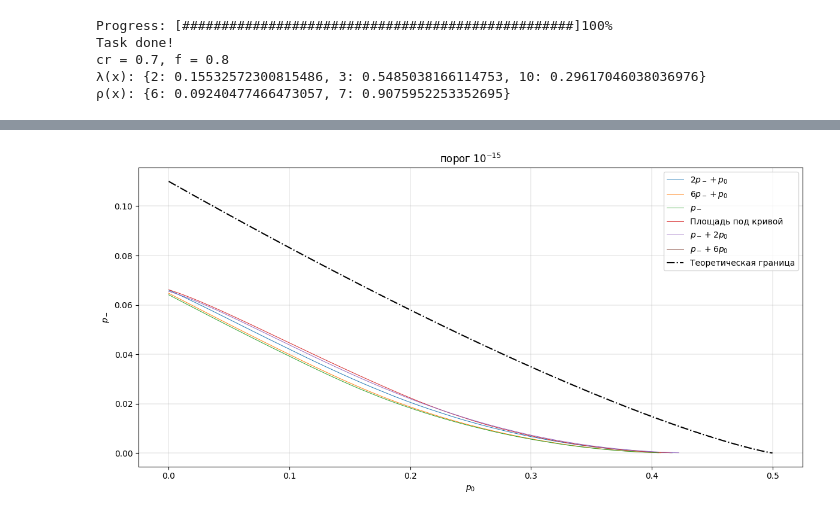
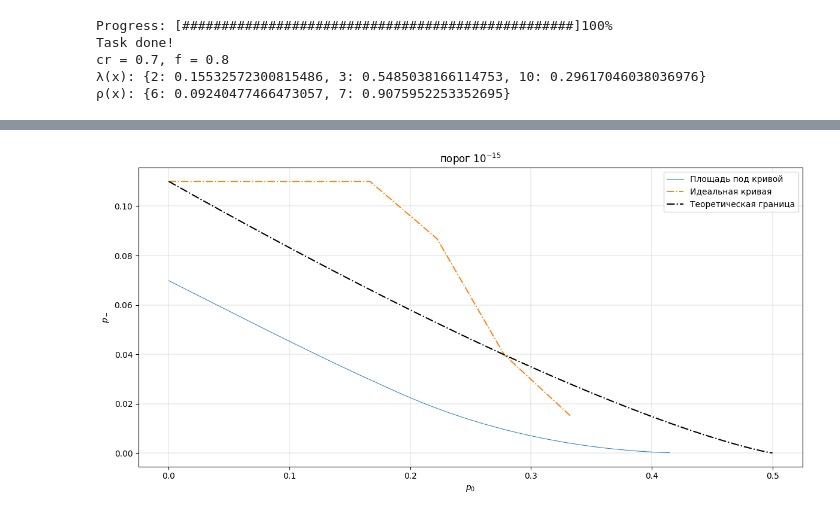
Before and after one commit to FuIluha/ldpc-for-flash-memory, a Jupyter notebook: DE_MinSum_BEC/differential_evolution_lambda.ipynb, the cells around one changed output, grey strips where cells are left out. Drawn from its saved outputs; the diff is of its cells as text; code cells hidden in the pictures.

```diff
--- a/DE_MinSum_BEC/differential_evolution_lambda.ipynb
+++ b/DE_MinSum_BEC/differential_evolution_lambda.ipynb
@@ -139,0 +184,11 @@ def density_evolution_grid_irregular(p0_vals, p_minus_limit, p_minus_max_iters,
+# %%
+dv_max = 30
+r = 0.5
+threshold = 1e-15
+n = 40
+cr = 0.7
+f = 0.8
+max_iters = 100
+decoding_iters = 100
+
+p_minus = differential_evolution_perfect_border_find(dv_max, r, threshold, n, cr, f, max_iters, 10, decoding_iters)
@@ -139,0 +203,4 @@ def density_evolution_grid_irregular(p0_vals, p_minus_limit, p_minus_max_iters,
+# %%
+ind = np.argwhere(p_minus > 0)
+
+plt.plot(np.linspace(0, 0.5, 10)[ind], p_minus[ind])
@@ -392,8 +457,8 @@ cr = 0.7, f = 0.8
 plt.figure(figsize=(12, 6))
 # Сетка значений
 p0_vals = np.concatenate([
-    np.logspace(-20, -3, 1000),
-    np.linspace(1e-3, 0.55, 1000, dtype=np.float64)
+    np.logspace(-20, -3, 200),
+    np.linspace(1e-3, 0.55, 200, dtype=np.float64)
 ])
 p_minus_vals = np.linspace(0, 0.09, 1000, dtype=np.float64)
 
@@ -401,35 +466,35 @@ threshold = 1e-15
 
 not_r = 2
 
-num_iters = 100
+num_iters = 200
 p_minus_find_iters = 10
 
-# 2p_- + p_0
-lmbd = {3: 0.7306253499453899, 4: 0.1238808902366864, 10: 0.14549375981792378}
-rho = {6: 0.07028901897797357, 7: 0.9297109810220264}
-results = density_evolution_grid_irregular(p0_vals, 0.09, p_minus_find_iters, lmbd, rho, num_iters, threshold)
+# # 2p_- + p_0
+# lmbd = {3: 0.5937306707127774, 7: 0.005027948410879745, 8: 0.0022957978212001713, 10: 0.009505644881206615, 13: 0.02786842813993582, 14: 0.00027119594135121926, 15: 0.018999419040073465, 16: 0.0020032367845747995, 18: 0.009219235588393479, 20: 0.00970313745357635, 21: 0.004046919778436789, 22: 0.013701970992235546, 23: 0.11839417632282687, 24: 0.018774347613021807, 25: 0.045273542324755923, 29: 0.02515690565257428, 30: 0.005534503883682054, 31: 0.02652296336642895, 32: 0.006519451306779173, 34: 0.007774892704978392, 35: 0.0049868632071250205, 36: 0.019747322980320458, 37: 0.015719203853937595, 38: 0.009222221238927863}
+# rho = {9: 0.750290008427172, 10: 0.24970999157282803}
+# results = density_evolution_grid_irregular(p0_vals, 0.09, p_minus_find_iters, lmbd, rho, num_iters, threshold)
 
-mask = results > -1
-points = np.array([p0_vals[np.argwhere(mask)].ravel(), results[mask].ravel()])
-plt.plot(points[0, :], points[1, :], label=f'$2p_- + p_0$', linewidth=0.7)
+# mask = results > -1
+# points = np.array([p0_vals[np.argwhere(mask)].ravel(), results[mask].ravel()])
+# plt.plot(points[0, :], points[1, :], label=f'$2p_- + p_0$', linewidth=0.7)
 
-# 6p_- + p_0
-lmbd = {3: 0.6272596571800673, 4: 0.36522750532869647, 5: 0.0006549605293132707, 6: 0.0005785689031968922, 7: 0.001108944314544839, 9: 0.005170363744181252}
-rho = {6: 0.3284288436338225, 7: 0.6715711563661775}
-results = density_evolution_grid_irregular(p0_vals, 0.09, p_minus_find_iters, lmbd, rho, num_iters, threshold)
+# # 6p_- + p_0
+# lmbd = {3: 0.6272596571800673, 4: 0.36522750532869647, 5: 0.0006549605293132707, 6: 0.0005785689031968922, 7: 0.001108944314544839, 9: 0.005170363744181252}
+# rho = {6: 0.3284288436338225, 7: 0.6715711563661775}
+# results = density_evolution_grid_irregular(p0_vals, 0.09, p_minus_find_iters, lmbd, rho, num_iters, threshold)
 
-mask = results > -1
-points = np.array([p0_vals[np.argwhere(mask)].ravel(), results[mask].ravel()])
-plt.plot(points[0, :], points[1, :], label=f'$6p_- + p_0$', linewidth=0.7)
+# mask = results > -1
+# points = np.array([p0_vals[np.argwhere(mask)].ravel(), results[mask].ravel()])
+# plt.plot(points[0, :], points[1, :], label=f'$6p_- + p_0$', linewidth=0.7)
 
-# p_-
-lmbd = {3: 0.5916738786973649, 4: 0.40832612130263524}
-rho = {6: 0.2854292877203891, 7: 0.7145707122796109}
-results = density_evolution_grid_irregular(p0_vals, 0.09, p_minus_find_iters, lmbd, rho, num_iters, threshold)
+# # p_-
+# lmbd = {3: 0.5916738786973649, 4: 0.40832612130263524}
+# rho = {6: 0.2854292877203891, 7: 0.7145707122796109}
+# results = density_evolution_grid_irregular(p0_vals, 0.09, p_minus_find_iters, lmbd, rho, num_iters, threshold)
 
-mask = results > -1
-points = np.array([p0_vals[np.argwhere(mask)].ravel(), results[mask].ravel()])
-plt.plot(points[0, :], points[1, :], label=f'$p_-$', linewidth=0.7)
+# mask = results > -1
+# points = np.array([p0_vals[np.argwhere(mask)].ravel(), results[mask].ravel()])
+# plt.plot(points[0, :], points[1, :], label=f'$p_-$', linewidth=0.7)
 
 # Площадь под кривой
 lmbd = {3: 0.9161037061405171, 4: 0.07342964024367607, 7: 0.0013851114702873432, 10: 0.009081542145519504}
@@ -440,23 +505,25 @@ mask = results > -1
 points = np.array([p0_vals[np.argwhere(mask)].ravel(), results[mask].ravel()])
 plt.plot(points[0, :], points[1, :], label=f'Площадь под кривой', linewidth=0.7)
 
-# p_- + 2p_0
-lmbd = {3: 0.813583343666186, 4: 0.0011639927747033722, 6: 0.0022292255368835424, 10: 0.1830234380222271}
-rho = {6: 0.09334587695626445, 7: 0.9066541230437355}
-results = density_evolution_grid_irregular(p0_vals, 0.09, p_minus_find_iters, lmbd, rho, num_iters, threshold)
+# # p_- + 2p_0
+# lmbd = {3: 0.813583343666186, 4: 0.0011639927747033722, 6: 0.0022292255368835424, 10: 0.1830234380222271}
+# rho = {6: 0.09334587695626445, 7: 0.9066541230437355}
+# results = density_evolution_grid_irregular(p0_vals, 0.09, p_minus_find_iters, lmbd, rho, num_iters, threshold)
 
-mask = results > -1
-points = np.array([p0_vals[np.argwhere(mask)].ravel(), results[mask].ravel()])
-plt.plot(points[0, :], points[1, :], label=f'$p_- + 2p_0$', linewidth=0.7)
+# mask = results > -1
+# points = np.array([p0_vals[np.argwhere(mask)].ravel(), results[mask].ravel()])
+# plt.plot(points[0, :], points[1, :], label=f'$p_- + 2p_0$', linewidth=0.7)
 
-# p_- + 6p_0
-lmbd = {2: 0.15532572300815486, 3: 0.5485038166114753, 10: 0.29617046038036976}
-rho = {6: 0.09240477466473057, 7: 0.9075952253352695}
-results = density_evolution_grid_irregular(p0_vals, 0.09, p_minus_find_iters, lmbd, rho, num_iters, threshold)
+# # p_- + 6p_0
+# lmbd = {2: 0.15532572300815486, 3: 0.5485038166114753, 10: 0.29617046038036976}
+# rho = {6: 0.09240477466473057, 7: 0.9075952253352695}
+# results = density_evolution_grid_irregular(p0_vals, 0.09, p_minus_find_iters, lmbd, rho, num_iters, threshold)
 
-mask = results > -1
-points = np.array([p0_vals[np.argwhere(mask)].ravel(), results[mask].ravel()])
-plt.plot(points[0, :], points[1, :], label=f'$p_- + 6p_0$', linewidth=0.7)
+# mask = results > -1
+# points = np.array([p0_vals[np.argwhere(mask)].ravel(), results[mask].ravel()])
+# plt.plot(points[0, :], points[1, :], label=f'$p_- + 6p_0$', linewidth=0.7)
+
+plt.plot(np.linspace(0, 0.5, 10)[ind], p_minus[ind], label="Идеальная кривая", linewidth=1.4, linestyle='-.')
 
 # for l in range(3, 4):
 #     results = density_evolution_grid_irregular(p0_vals, p_minus_vals, {l:1}, {(not_r*l):1}, num_iters, threshold)
@@ -477 +544 @@ Progress: [                                                  ]  0%           ] 6
-[figure, old version]
+[figure, new version]
```
Also changed, not shown: parts of 8 cells of this notebook, 9 other files.
